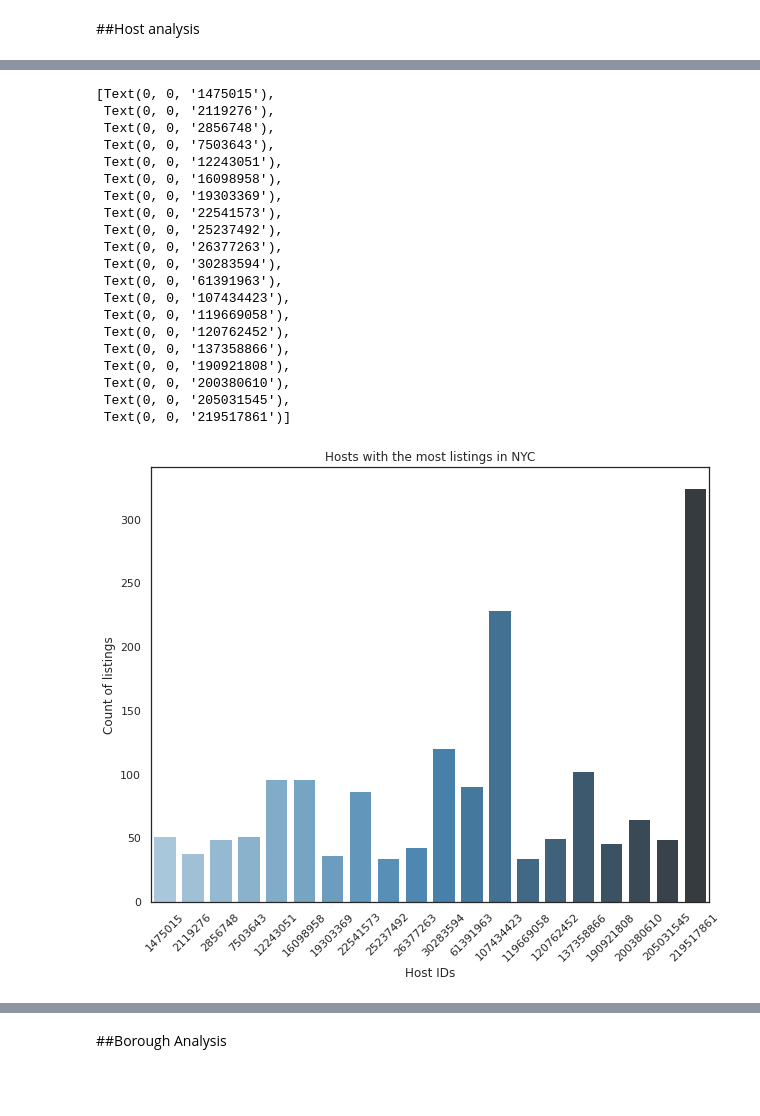
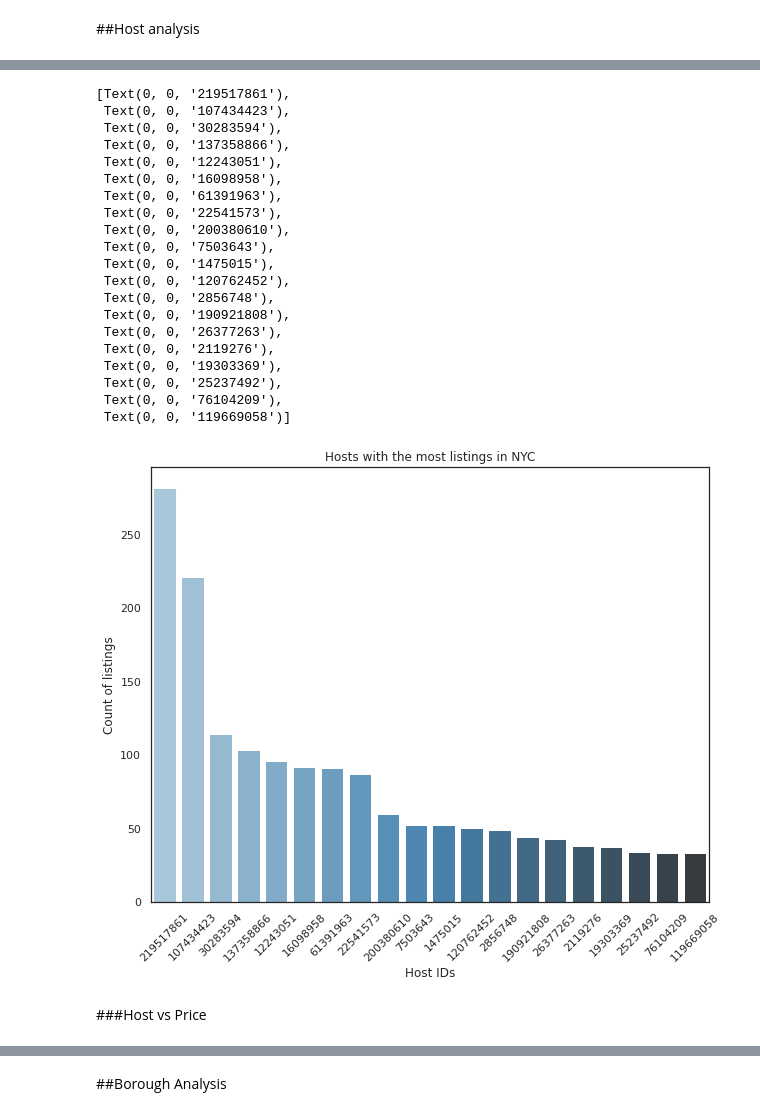
Before and after one commit to som-choudhary/Airbnb, a Jupyter notebook: Airbnb_Casestudy.ipynb, the cells around one changed output, grey strips where cells are left out. Cells and saved outputs as stored; diff of their text form; code cells hidden in the pictures; blank space fills up the shorter version.

```diff
--- a/Airbnb_Casestudy.ipynb
+++ b/Airbnb_Casestudy.ipynb
@@ -272,0 +303,6 @@ df_nyc.head()
+# %%
+outlier_index = []
+# %%
+for i in range(len(neighbourhood)):
+  df_outlier=remove_outlier_IQR(df_out[df_out['neighbourhood']== neighbourhood[i]].price)
+  outlier_index.extend(df_outlier.index)
@@ -272,0 +313,2 @@ df_nyc.head()
+# %%
+df_nyc_clean = df_nyc.drop(outlier_index)
@@ -278,6 +369,6 @@ Let's explore the data from left to right
 ##Host analysis
 # %%
 #Pick top 20 host
-top_host = df_nyc.host_id.value_counts().head(20)
+top_host = df_nyc_clean.host_id.value_counts().head(20)
 top_host
 # %% [output]
@@ -328,29 +419,31 @@ top_host_df
 # %%
 viz_1=sns.barplot(x="Host_ID", y="P_Count", data=top_host_df,
-                 palette='Blues_d')
+                 palette='Blues_d',order=top_host_df.sort_values('P_Count',ascending = False).Host_ID)
 viz_1.set_title('Hosts with the most listings in NYC')
 viz_1.set_ylabel('Count of listings')
 viz_1.set_xlabel('Host IDs')
 viz_1.set_xticklabels(viz_1.get_xticklabels(), rotation=45)
 # %% [output]
-[Text(0, 0, '1475015'),
- Text(0, 0, '2119276'),
- Text(0, 0, '2856748'),
- Text(0, 0, '7503643'),
+[Text(0, 0, '219517861'),
+ Text(0, 0, '107434423'),
+ Text(0, 0, '30283594'),
+ Text(0, 0, '137358866'),
  Text(0, 0, '12243051'),
  Text(0, 0, '16098958'),
+ Text(0, 0, '61391963'),
+ Text(0, 0, '22541573'),
+ Text(0, 0, '200380610'),
+ Text(0, 0, '7503643'),
+ Text(0, 0, '1475015'),
+ Text(0, 0, '120762452'),
+ Text(0, 0, '2856748'),
+ Text(0, 0, '190921808'),
+ Text(0, 0, '26377263'),
+ Text(0, 0, '2119276'),
  Text(0, 0, '19303369'),
- Text(0, 0, '22541573'),
  Text(0, 0, '25237492'),
- Text(0, 0, '26377263'),
- Text(0, 0, '30283594'),
- Text(0, 0, '61391963'),
- Text(0, 0, '107434423'),
- Text(0, 0, '119669058'),
- Text(0, 0, '120762452'),
- Text(0, 0, '137358866'),
- Text(0, 0, '190921808'),
- Text(0, 0, '200380610'),
- Text(0, 0, '205031545'),
- Text(0, 0, '219517861')]
+ Text(0, 0, '76104209'),
+ Text(0, 0, '119669058')]
-[figure, old version]
+[figure, new version]
+# %% [markdown]
+###Host vs Price
```
Also changed, not shown: parts of 84 cells of this notebook.
